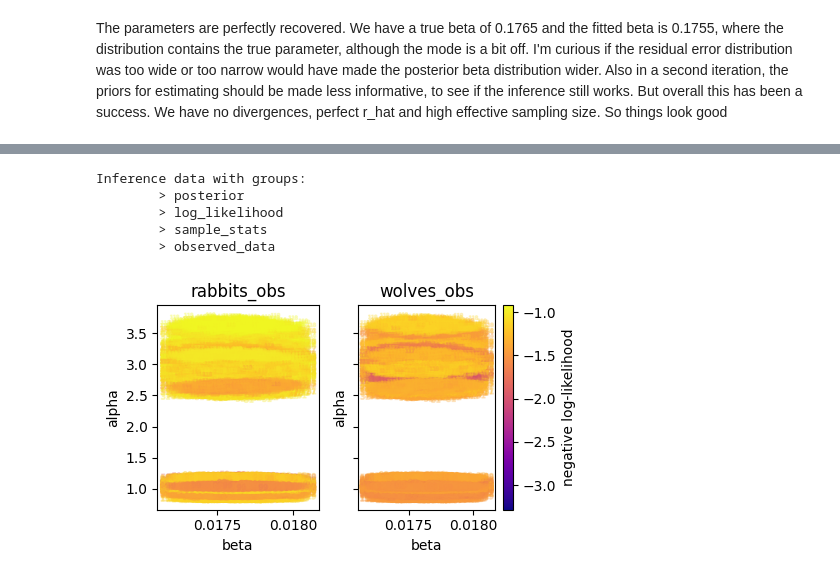
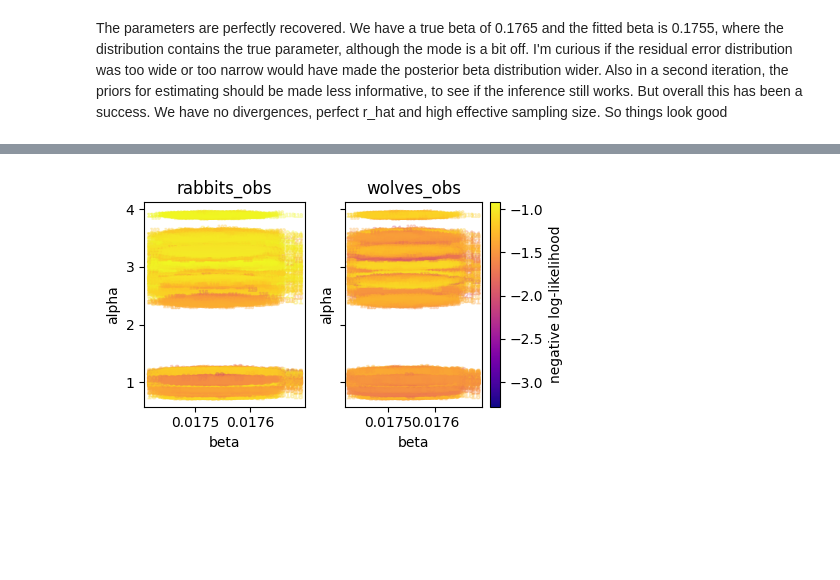
Before and after one commit to flo-schu/pymob, a Jupyter notebook: case_studies/test_case_study/scripts/hierarchical_model.ipynb, the cells around one changed output, grey strips where cells are left out. Saved outputs shown, nothing was run; the diff lists cells and outputs as text; code cells hidden in the pictures; blank space fills up the shorter version.

```diff
--- a/case_studies/test_case_study/scripts/hierarchical_model.ipynb
+++ b/case_studies/test_case_study/scripts/hierarchical_model.ipynb
@@ -256,7 +260,6 @@ Overall we conclude that it is way better to use residuals for the error modelli
 In addition, the reparameterization of the error distribution has seemed to help the NUTS sampler.
 # %%
 # fitting with SVI seems to work okay
-sim.config.inference_numpyro.kernel = "nuts"
 sim.config.inference_numpyro.svi_iterations = 2_000
 sim.config.inference_numpyro.svi_learning_rate = 0.005
 sim.config.inference_numpyro.gaussian_base_distribution = True
@@ -265,5 +268,13 @@ sim.config.jaxsolver.throw_exception = False
 sim.config.inference_numpyro.init_strategy = "init_to_median"
 sim.dispatch_constructor()
 sim.set_inferer("numpyro")
-sim.inferer.run()
-sim.inferer.store_results() # type: ignore
+
+sample_nuts = False
+if sample_nuts:
+    sim.config.inference_numpyro.kernel = "nuts"
+    sim.inferer.run()
+    sim.inferer.store_results() # type: ignore
+else:
+    sim.inferer.load_results()
+
+idata_nuts = sim.inferer.idata.copy()
@@ -320,14 +298,7 @@ array([[1.03455842, 1.08216181, 1.03304371],
 # %%
-
-# posterior = sim.inferer.idata.posterior.rename({"alpha_dim_0":"id"})
-loglik = sim.inferer.idata.log_likelihood.mean(("time"))
+posterior = idata_nuts.posterior[["alpha", "beta"]].rename({"alpha_dim_0": "id"})
+loglik = idata_nuts.log_likelihood.mean(("time"))
 fig = plot_pair(posterior, loglik, parameters=["alpha", "beta"])
 fig.savefig(f"{sim.output_path}/posterior.png")
-sim.config.save()
 # %% [output]
-Inference data with groups:
-        > posterior
-        > log_likelihood
-        > sample_stats
-        > observed_data
-[figure, old version]
+[figure, new version]
```
Also changed, not shown: parts of 10 cells of this notebook.
